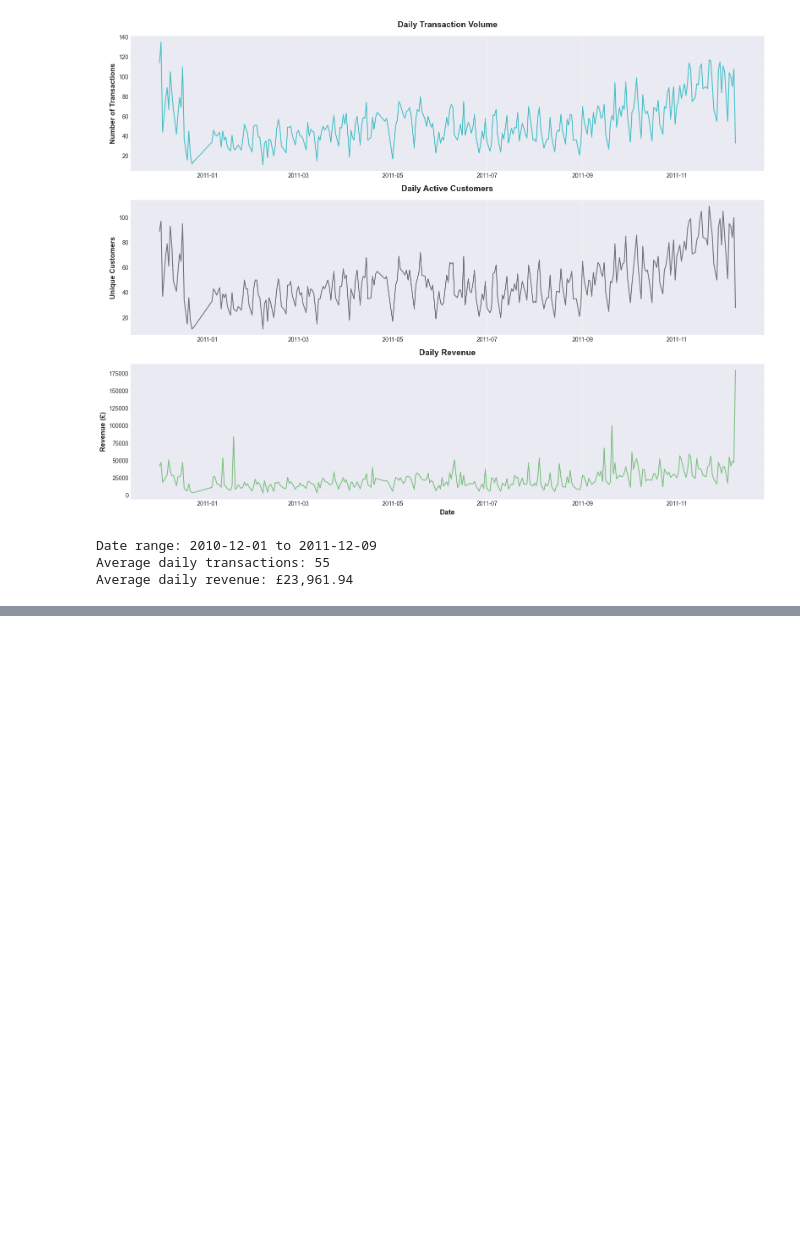
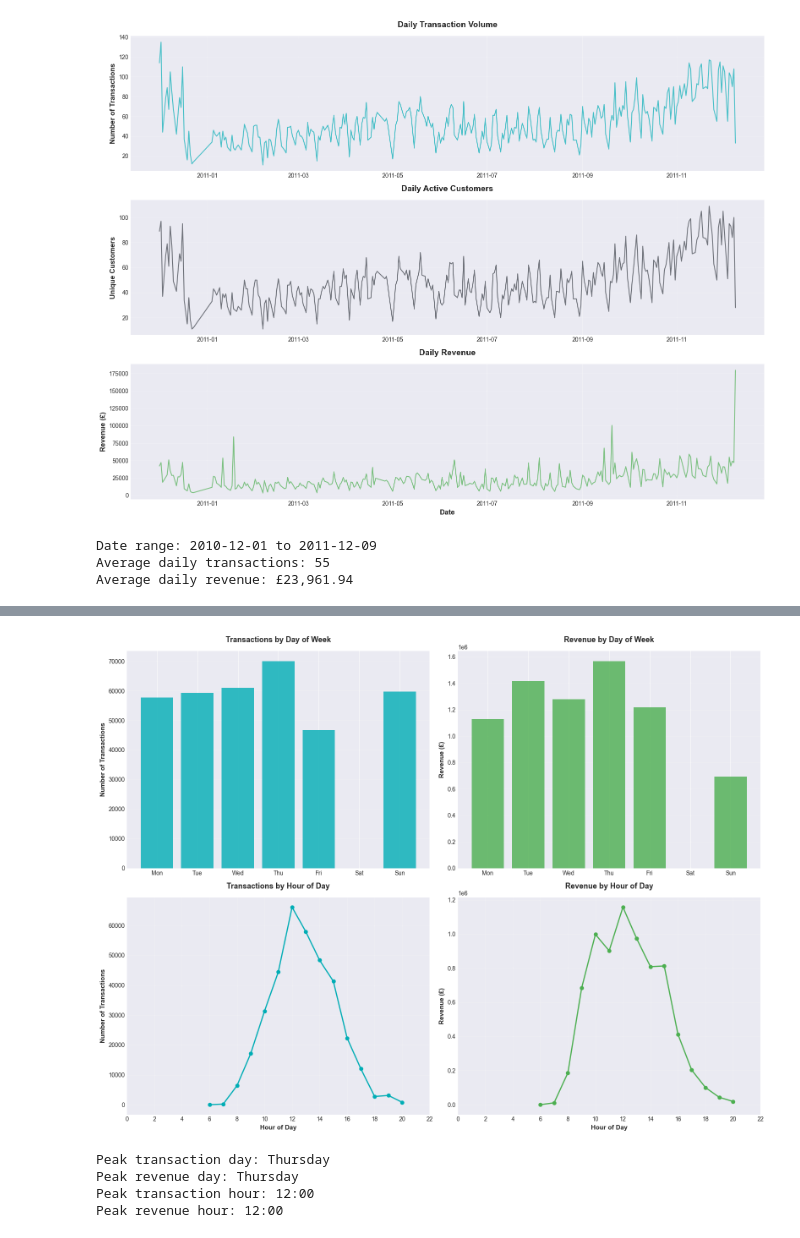
Before and after one commit to HarpinderC/ML-Business-Intelligence, a Jupyter notebook: customer-retention-analysis/notebooks/01_data_exploration.ipynb, the cells around one changed output, grey strips where cells are left out. Drawn from its saved outputs; the diff is of its cells as text; code cells hidden in the pictures; blank space fills up the shorter version.

```diff
--- a/customer-retention-analysis/notebooks/01_data_exploration.ipynb
+++ b/customer-retention-analysis/notebooks/01_data_exploration.ipynb
@@ -576,0 +753,69 @@ Average daily revenue: £23,961.94
+# %%
+# ┌────────────────────────────────────────────────────────────┐
+# │ Temporal Behavior: Day of Week & Hour Patterns           │
+# └────────────────────────────────────────────────────────────┘
+
+# Extract temporal features
+purchases['DayOfWeek'] = purchases['InvoiceDate'].dt.day_name()
+purchases['Hour'] = purchases['InvoiceDate'].dt.hour
+
+# Day of week analysis
+day_order = ['Monday', 'Tuesday', 'Wednesday', 'Thursday', 'Friday', 'Saturday', 'Sunday']
+dow_transactions = purchases.groupby('DayOfWeek').size().reindex(day_order)
+dow_revenue = purchases.groupby('DayOfWeek')['Revenue'].sum().reindex(day_order)
+
+# Hour of day analysis
+hour_transactions = purchases.groupby('Hour').size()
+hour_revenue = purchases.groupby('Hour')['Revenue'].sum()
+
+# Visualization
+fig, axes = plt.subplots(2, 2, figsize=(16, 12))
+
+# Day of week - transactions
+axes[0, 0].bar(range(7), dow_transactions.values, color='#00ADB5', alpha=0.8)
+axes[0, 0].set_xticks(range(7))
+axes[0, 0].set_xticklabels([day[:3] for day in day_order], rotation=0)
+axes[0, 0].set_ylabel('Number of Transactions', fontsize=11, fontweight='bold')
+axes[0, 0].set_title('Transactions by Day of Week', fontsize=13, fontweight='bold', pad=15)
+axes[0, 0].grid(axis='y', alpha=0.3)
+
+# Day of week - revenue
+axes[0, 1].bar(range(7), dow_revenue.values, color='#4CAF50', alpha=0.8)
+axes[0, 1].set_xticks(range(7))
+axes[0, 1].set_xticklabels([day[:3] for day in day_order], rotation=0)
+axes[0, 1].set_ylabel('Revenue (£)', fontsize=11, fontweight='bold')
+axes[0, 1].set_title('Revenue by Day of Week', fontsize=13, fontweight='bold', pad=15)
+axes[0, 1].grid(axis='y', alpha=0.3)
+
+# Hour of day - transactions
+axes[1, 0].plot(hour_transactions.index, hour_transactions.values,
+                marker='o', color='#00ADB5', linewidth=2, markersize=6)
+axes[1, 0].set_xlabel('Hour of Day', fontsize=11, fontweight='bold')
+axes[1, 0].set_ylabel('Number of Transactions', fontsize=11, fontweight='bold')
+axes[1, 0].set_title('Transactions by Hour of Day', fontsize=13, fontweight='bold', pad=15)
+axes[1, 0].grid(alpha=0.3)
+axes[1, 0].set_xticks(range(0, 24, 2))
+
+# Hour of day - revenue
+axes[1, 1].plot(hour_revenue.index, hour_revenue.values,
+                marker='o', color='#4CAF50', linewidth=2, markersize=6)
+axes[1, 1].set_xlabel('Hour of Day', fontsize=11, fontweight='bold')
+axes[1, 1].set_ylabel('Revenue (£)', fontsize=11, fontweight='bold')
+axes[1, 1].set_title('Revenue by Hour of Day', fontsize=13, fontweight='bold', pad=15)
+axes[1, 1].grid(alpha=0.3)
+axes[1, 1].set_xticks(range(0, 24, 2))
+
+plt.tight_layout()
+plt.savefig(DIR_FIGURES / '08_temporal_behavior.png', dpi=300, bbox_inches='tight')
+plt.show()
+
+print(f"Peak transaction day: {dow_transactions.idxmax()}")
+print(f"Peak revenue day: {dow_revenue.idxmax()}")
+print(f"Peak transaction hour: {hour_transactions.idxmax()}:00")
+print(f"Peak revenue hour: {hour_revenue.idxmax()}:00")
+# %% [output]
+[figure, added]
+Peak transaction day: Thursday
+Peak revenue day: Thursday
+Peak transaction hour: 12:00
+Peak revenue hour: 12:00
```
Also changed, not shown: parts of 9 cells of this notebook, 1 other file.
